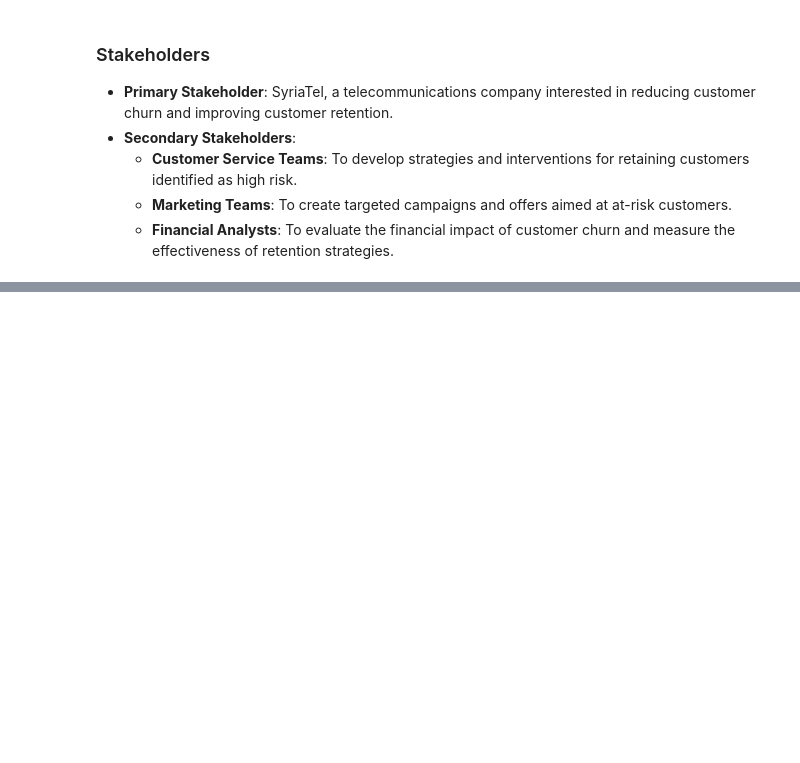
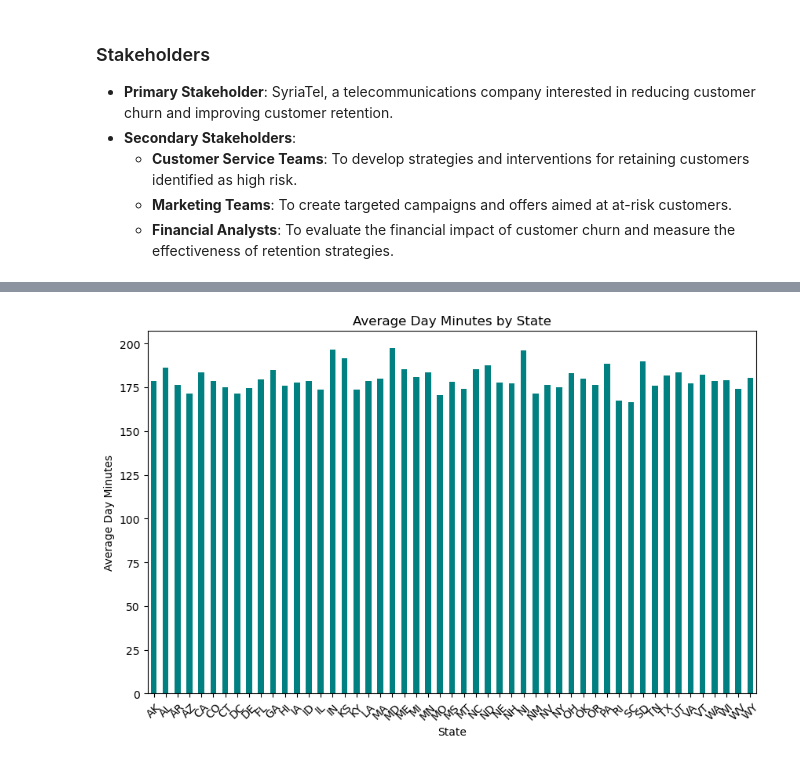
Before and after one commit to AngelaKalelwa/syriatel-customer-churn, a Jupyter notebook: notebook.ipynb, the cells around one changed output, grey strips where cells are left out. Cells and saved outputs as stored; diff of their text form; code cells hidden in the pictures; blank space fills up the shorter version.

```diff
--- a/notebook.ipynb
+++ b/notebook.ipynb
@@ -21,0 +180,14 @@ Churn prediction is crucial for the company to implement retention strategies an
+# %%
+# Plot for average day minutes spent ny customers in different states
+
+state_day_minutes = df.groupby('state')['total day minutes'].mean()
+
+plt.figure(figsize=(10, 6))
+state_day_minutes.plot(kind='bar', color='teal')
+plt.title('Average Day Minutes by State')
+plt.xlabel('State')
+plt.ylabel('Average Day Minutes')
+plt.xticks(rotation=45)
+plt.show()
+# %% [output]
+[figure, added]
```
Also changed, not shown: parts of 15 cells of this notebook.
